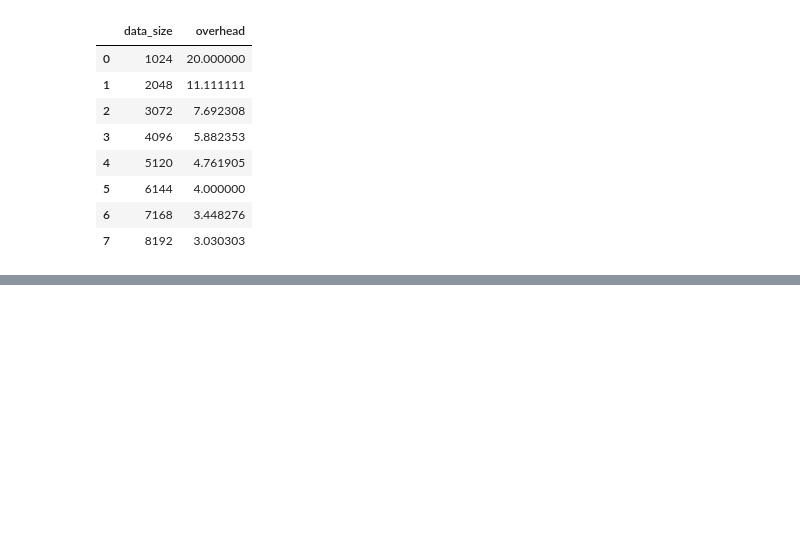
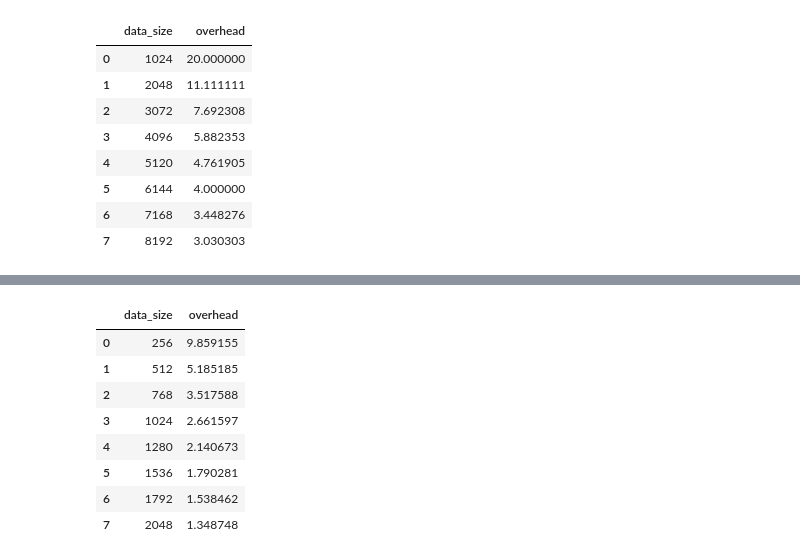
Before and after one commit to markus-gerber/vnv-heap, a Jupyter notebook: zephyr/vnv_heap_benchmark/analysis/metadata.ipynb, the cells around one changed output, grey strips where cells are left out. Saved outputs shown, nothing was run; the diff lists cells and outputs as text; code cells hidden in the pictures; blank space fills up the shorter version.

```diff
--- a/zephyr/vnv_heap_benchmark/analysis/metadata.ipynb
+++ b/zephyr/vnv_heap_benchmark/analysis/metadata.ipynb
@@ -128,0 +129,27 @@ Text(0.5, 1.0, 'RAM Overhead (because of metadata)')
+# %%
+import pandas as pd
+
+step_start = 256
+step_end = 1024 * 2
+step_size = 256
+step_cnt = int((step_end - step_start) / step_size + 1)
+
+data = []
+for i in range(step_cnt):
+    curr = step_size * i + step_start
+    data.append([curr, 100 * float(resident_object_overhead) / float(curr + resident_object_overhead)])
+
+# Create the pandas DataFrame
+object_overhead = pd.DataFrame(data, columns=['data_size', 'overhead'])
+
+object_overhead
+# %% [output]
+|  | data_size | overhead |
+| 0 | 256 | 9.859155 |
+| 1 | 512 | 5.185185 |
+| 2 | 768 | 3.517588 |
+| 3 | 1024 | 2.661597 |
+| 4 | 1280 | 2.140673 |
+| 5 | 1536 | 1.790281 |
+| 6 | 1792 | 1.538462 |
+| 7 | 2048 | 1.348748 |
```
Also changed, not shown: parts of 2 cells of this notebook.
